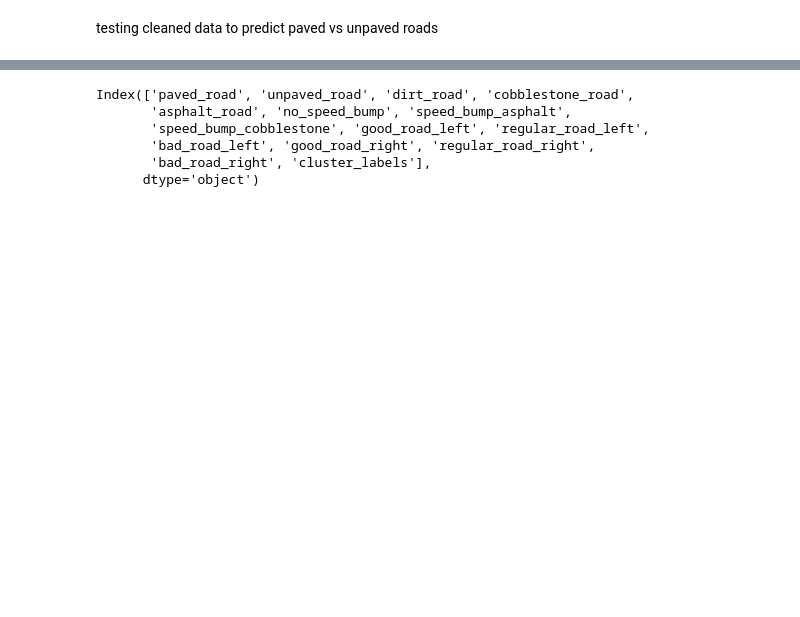
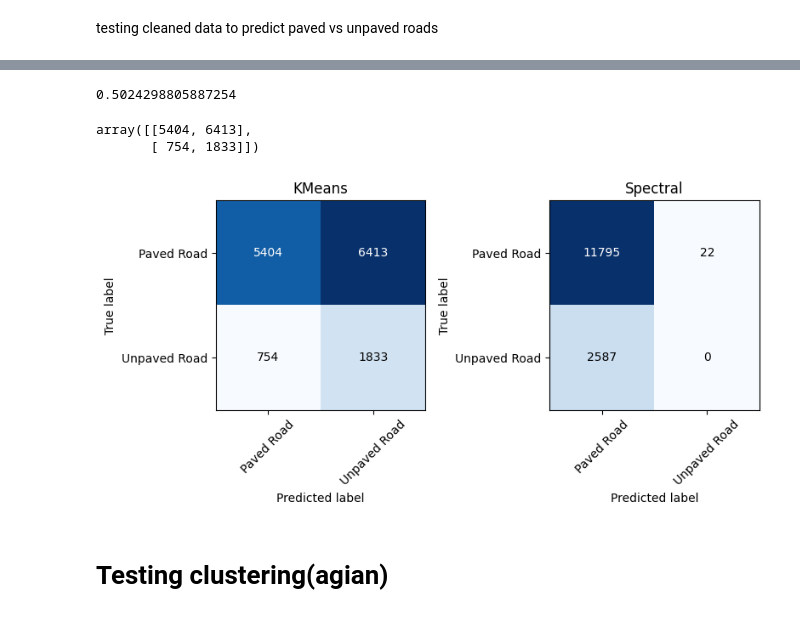
Before and after one commit to binDebug3/CarKalmanFilter, a Jupyter notebook: eliza.ipynb, the cells around one changed output, grey strips where cells are left out. Drawn from its saved outputs; the diff is of its cells as text; code cells hidden in the pictures; blank space fills up the shorter version.

```diff
--- a/eliza.ipynb
+++ b/eliza.ipynb
@@ -839,9 +967,8 @@ unpaved_road + cluster_labels_1 acc: 0.5013885031935573
-# %%
-labels.columns
-# %% [output]
-Index(['paved_road', 'unpaved_road', 'dirt_road', 'cobblestone_road',
-       'asphalt_road', 'no_speed_bump', 'speed_bump_asphalt',
-       'speed_bump_cobblestone', 'good_road_left', 'regular_road_left',
-       'bad_road_left', 'good_road_right', 'regular_road_right',
-       'bad_road_right', 'cluster_labels'],
-      dtype='object')
+# %%
+# get confusion matrix
+print((y_hat == ll['unpaved_road']).sum()/len(ll[c]))
+confusion_matrix(ll['unpaved_road'], y_hat)
+# %% [output]
+0.5024298805887254
+array([[5404, 6413],
+       [ 754, 1833]])
@@ -847,0 +1010,22 @@ Index(['paved_road', 'unpaved_road', 'dirt_road', 'cobblestone_road',
+# %%
+# Example usage
+fig, ax = plt.subplots(1, 2, figsize=(8, 6))
+
+# plot kmeans
+conf_matrix = np.array([[5404, 6413],
+                    [ 754, 1833]])
+classes = ['Paved Road', 'Unpaved Road']
+plot_confusion_matrix(conf_matrix, classes, ax[0], 'KMeans')
+
+# plot spectral
+conf_matrix = np.array([[11795, 22],
+                        [2587, 0]])
+classes = ['Paved Road', 'Unpaved Road']
+plot_confusion_matrix(conf_matrix, classes, ax[1], 'Spectral')
+
+# plt.suptitle('Predicting Road Type (2 Clusters)')
+plt.tight_layout()
+plt.savefig('figures/2_clusters.png', dpi=300)
+plt.show()
+# %% [output]
+[figure, added]
@@ -847,0 +1052,2 @@ Index(['paved_road', 'unpaved_road', 'dirt_road', 'cobblestone_road',
+# %% [markdown]
+# Testing clustering(agian)
```
Also changed, not shown: parts of 23 cells of this notebook, 2 other files.
